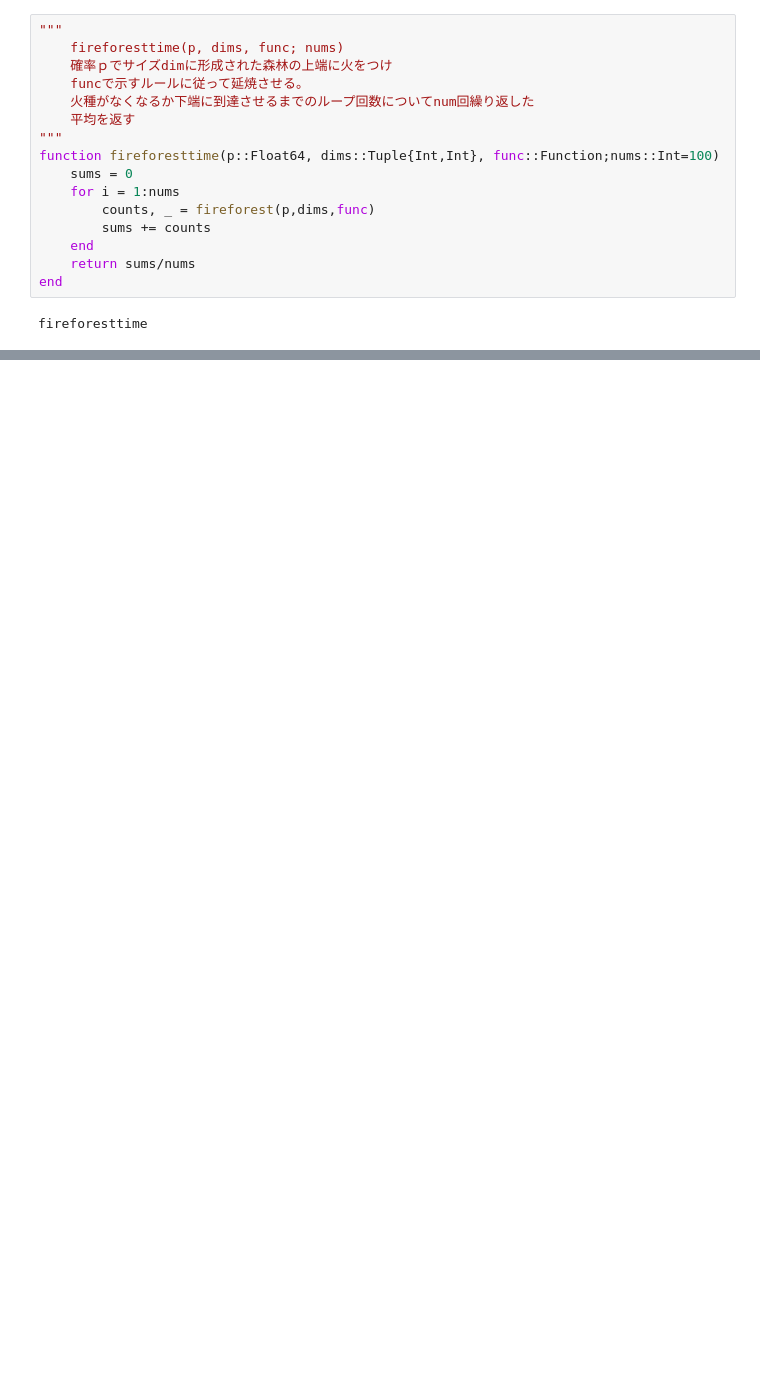
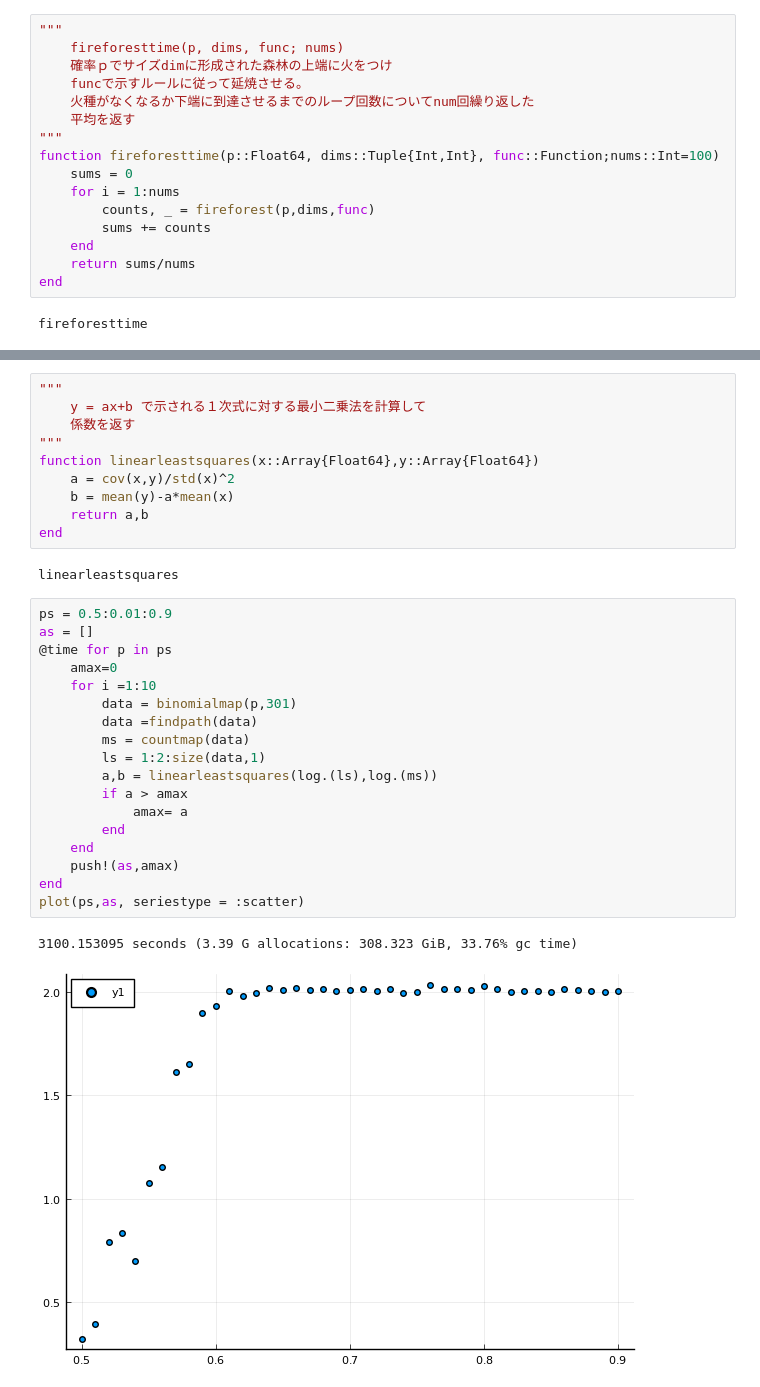
Before and after one commit to HitoshiWako/percolation, a Jupyter notebook: percolation.ipynb, the cells around one changed output, grey strips where cells are left out. Saved outputs shown, nothing was run; the diff lists cells and outputs as text; blank space fills up the shorter version.

```diff
--- a/percolation.ipynb
+++ b/percolation.ipynb
@@ -189,0 +255,33 @@ plot!()
+# %%
+"""
+    y = ax+b で示される１次式に対する最小二乗法を計算して
+    係数を返す
+"""
+function linearleastsquares(x::Array{Float64},y::Array{Float64})
+    a = cov(x,y)/std(x)^2
+    b = mean(y)-a*mean(x)
+    return a,b
+end
+# %% [output]
+linearleastsquares
+# %%
+ps = 0.5:0.01:0.9
+as = []
+@time for p in ps
+    amax=0
+    for i =1:10
+        data = binomialmap(p,301)
+        data =findpath(data)
+        ms = countmap(data)
+        ls = 1:2:size(data,1)
+        a,b = linearleastsquares(log.(ls),log.(ms))
+        if a > amax
+            amax= a
+        end
+    end
+    push!(as,amax)
+end
+plot(ps,as, seriestype = :scatter)
+# %% [output]
+3100.153095 seconds (3.39 G allocations: 308.323 GiB, 33.76% gc time)
+[figure, added]
```
Also changed, not shown: parts of 9 cells of this notebook.
